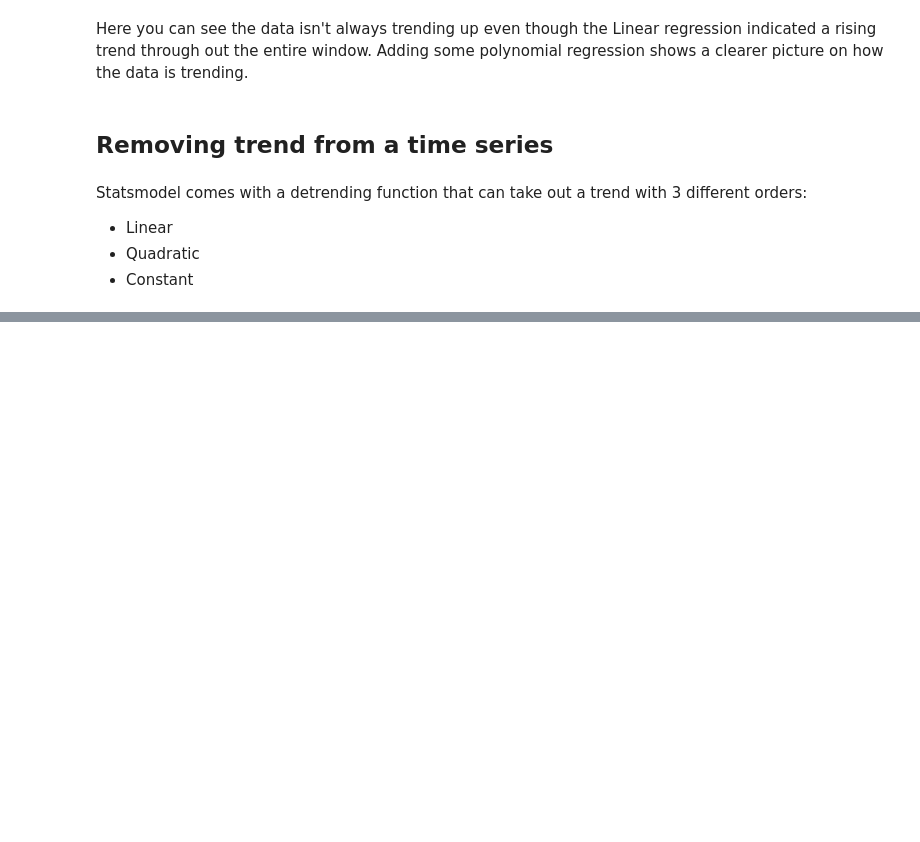
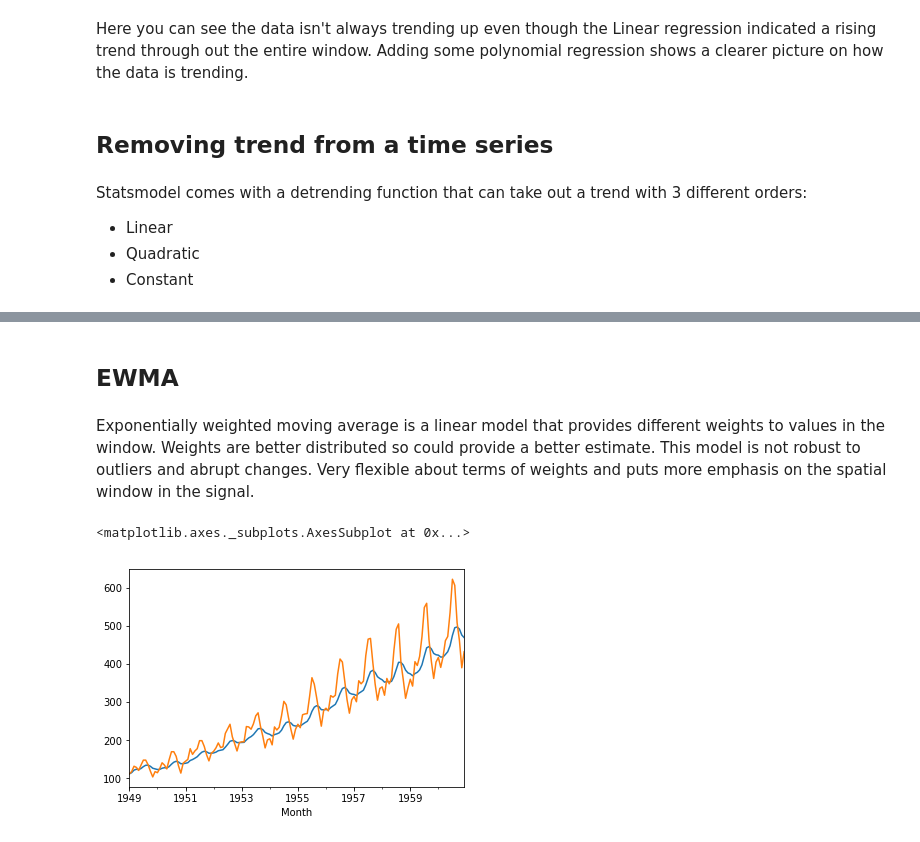
Before and after one commit to mbeale/time_series, a Jupyter notebook: Trend.ipynb, the cells around one changed output, grey strips where cells are left out. Drawn from its saved outputs; the diff is of its cells as text; code cells hidden in the pictures; blank space fills up the shorter version.

```diff
--- a/Trend.ipynb
+++ b/Trend.ipynb
@@ -142,0 +176,11 @@ ax.legend()
+# %% [markdown]
+## EWMA
+# %% [markdown]
+Exponentially weighted moving average is a linear model that provides different weights to values in the window.  Weights are better distributed so could provide a better estimate.  This model is not robust to outliers and abrupt changes.  Very flexible about terms of weights and puts more emphasis on the spatial window in the signal.
+# %%
+window = 12
+df.ewm(span=window).mean().plot() #very simple example, many more options
+df.plot()
+# %% [output]
+<matplotlib.axes._subplots.AxesSubplot at 0x...>
+[figure, added]
```
Also changed, not shown: parts of 19 cells of this notebook, 1 other file.
